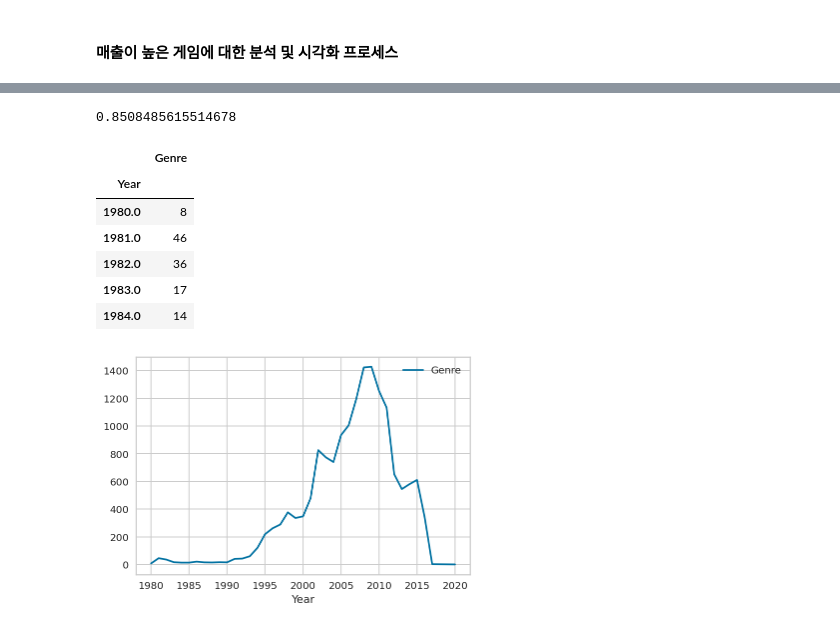
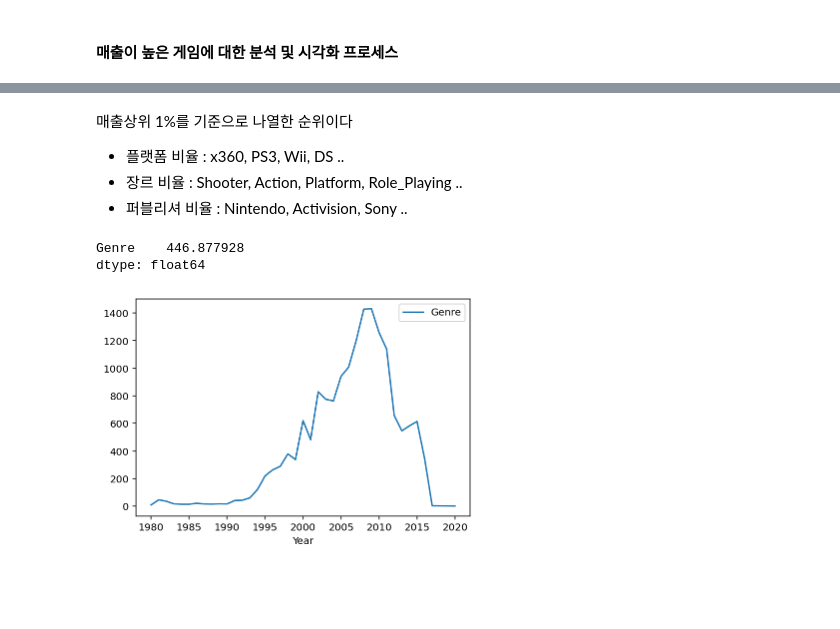
Before and after one commit to C-Designer/Codestates_Section_Project, a Jupyter notebook: Section1_Project.ipynb, the cells around one changed output, grey strips where cells are left out. Saved outputs shown, nothing was run; the diff lists cells and outputs as text; code cells hidden in the pictures; blank space fills up the shorter version.

```diff
--- a/Section1_Project.ipynb
+++ b/Section1_Project.ipynb
@@ -15,0 +18,4 @@ plt.rc('font', family='NanumBarunGothic')
+# %%
+df = pd.read_csv('https://ds-lecture-data.s3.ap-northeast-2.amazonaws.com/datasets/vgames2.csv')
+
+df.info() # 16598행 10열
@@ -20,7 +70,3 @@ plt.rc('font', family='NanumBarunGothic')
 - 날짜값 이상치 처리
 # %% [markdown]
 #### 결측값 처리
-# %%
-df = pd.read_csv('https://ds-lecture-data.s3.ap-northeast-2.amazonaws.com/datasets/vgames2.csv').iloc[:, 1:]
-
-df.isna().sum() # 무작위 결측(MAR)
@@ -37,0 +73,3 @@ dtype: int64
+# %%
+df = df.iloc[:, 1:] # Unnamed 제거
+df.info()
@@ -348,31 +426,20 @@ sns.barplot(x= 'Genre', y= 'Publisher', data= top_Publisher)
-# %%
-# 최다 출시 장르 및 합산매출 최고매출 장르는 예상한 결과대로 양의 상관관계를 가지는것으로 보인다
-
-x = sum.values
-y = trend.iloc[:, 2]
-
-scipy.stats.spearmanr(x, y).correlation
-# %% [output]
-0.8508485615514678
+# %% [markdown]
+  매출상위 1%를 기준으로 나열한 순위이다
+  - 플랫폼 비율 : x360, PS3, Wii, DS ..
+  - 장르 비율 : Shooter, Action, Platform, Role_Playing ..
+  - 퍼블리셔 비율 : Nintendo, Activision, Sony ..
 # %%
 # 연도별 데이터수의 표준편차
 from scipy.stats import chisquare
 
 count_by_years = df[['Year', 'Genre']].groupby('Year').count()
+count_by_years.plot()
 
-count_by_years.plot()
 np.std(count_by_years)
-
-df[['Year', 'Genre']].groupby('Year').count().head()
 # %% [output]
-|  | Genre |
-| Year |  |
-| 1980.0 | 8 |
-| 1981.0 | 46 |
-| 1982.0 | 36 |
-| 1983.0 | 17 |
-| 1984.0 | 14 |
+Genre    446.877928
+dtype: float64
-[figure, old version]
+[figure, new version]
 # %%
 top_Platform = top_Platform.set_index('Platform')
 
```
Also changed, not shown: parts of 37 cells of this notebook.
